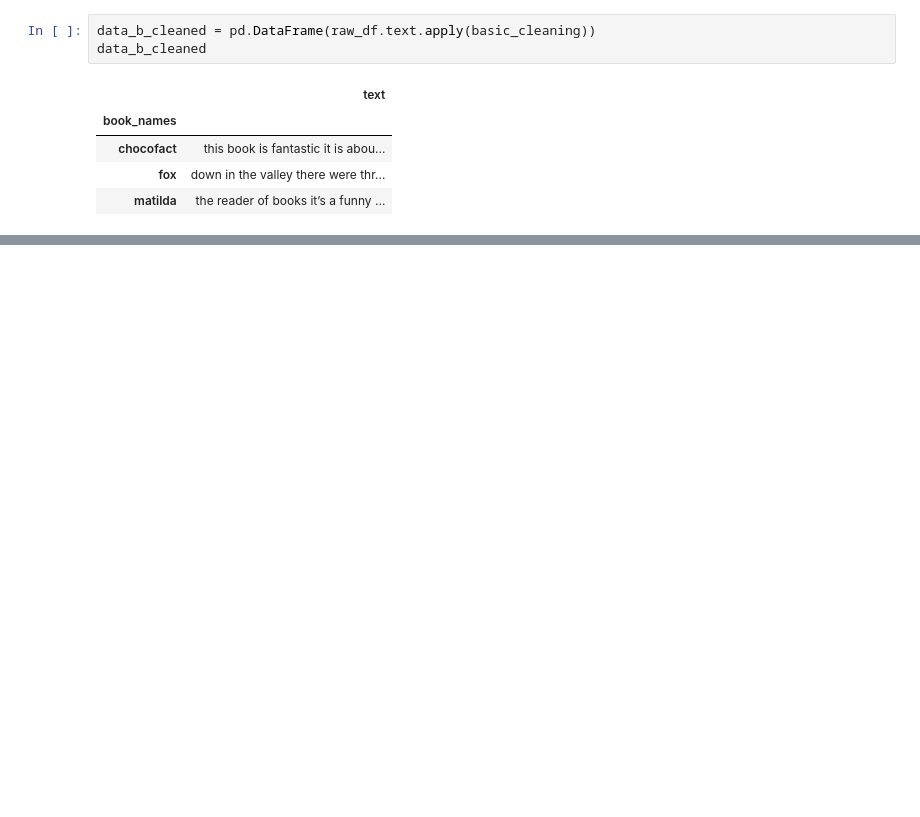
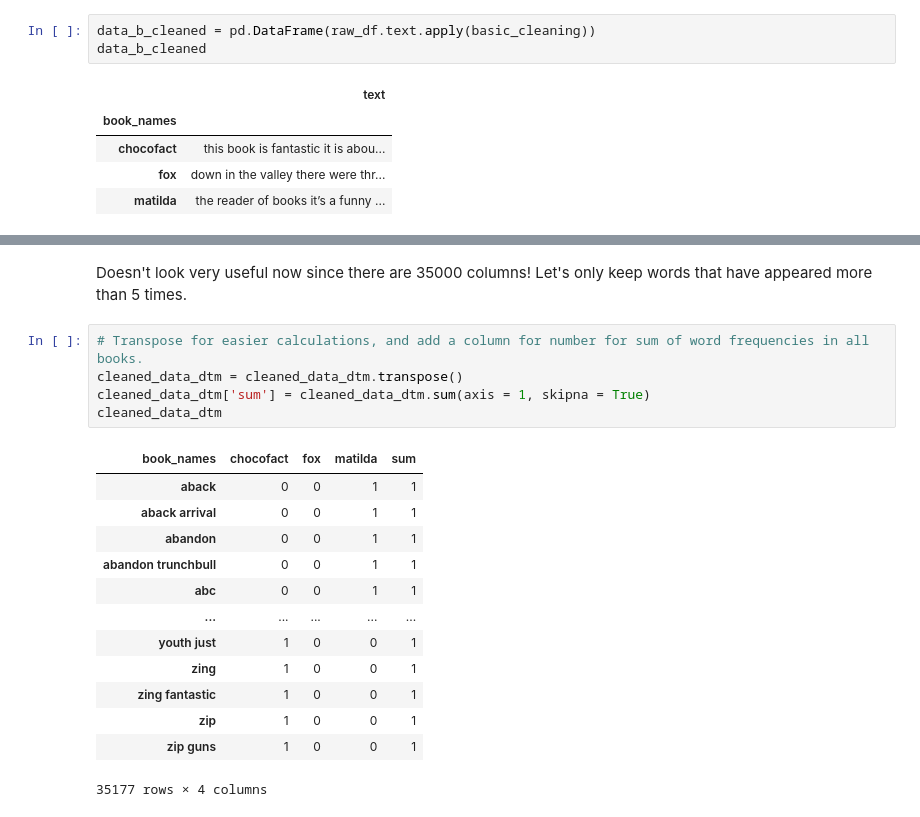
Before and after one commit to cluelesselectrostar/My-Own-NLP-Project, a Jupyter notebook: data_cleaning.ipynb, the cells around one changed output, grey strips where cells are left out. Saved outputs shown, nothing was run; the diff lists cells and outputs as text; blank space fills up the shorter version.

```diff
--- a/data_cleaning.ipynb
+++ b/data_cleaning.ipynb
@@ -129,0 +213,21 @@ data_b_cleaned.text.loc['fox'][46000:]
+# %% [markdown]
+Doesn't look very useful now since there are 35000 columns! Let's only keep words that have appeared more than 5 times.
+# %%
+# Transpose for easier calculations, and add a column for number for sum of word frequencies in all books.
+cleaned_data_dtm = cleaned_data_dtm.transpose()
+cleaned_data_dtm['sum'] = cleaned_data_dtm.sum(axis = 1, skipna = True)
+cleaned_data_dtm
+# %% [output]
+| book_names | chocofact | fox | matilda | sum |
+| aback | 0 | 0 | 1 | 1 |
+| aback arrival | 0 | 0 | 1 | 1 |
+| abandon | 0 | 0 | 1 | 1 |
+| abandon trunchbull | 0 | 0 | 1 | 1 |
+| abc | 0 | 0 | 1 | 1 |
+| ... | ... | ... | ... | ... |
+| youth just | 1 | 0 | 0 | 1 |
+| zing | 1 | 0 | 0 | 1 |
+| zing fantastic | 1 | 0 | 0 | 1 |
+| zip | 1 | 0 | 0 | 1 |
+| zip guns | 1 | 0 | 0 | 1 |
+35177 rows × 4 columns
```
Also changed, not shown: parts of 22 cells of this notebook, 6 other files.
